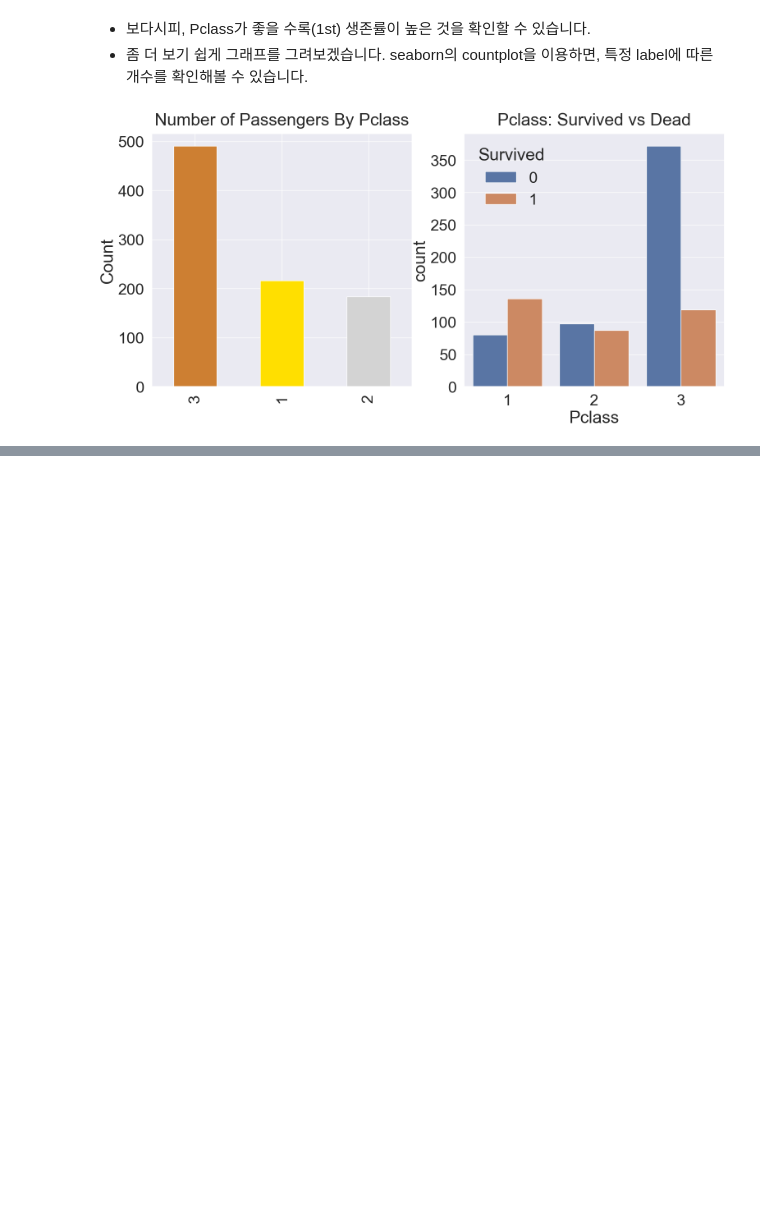
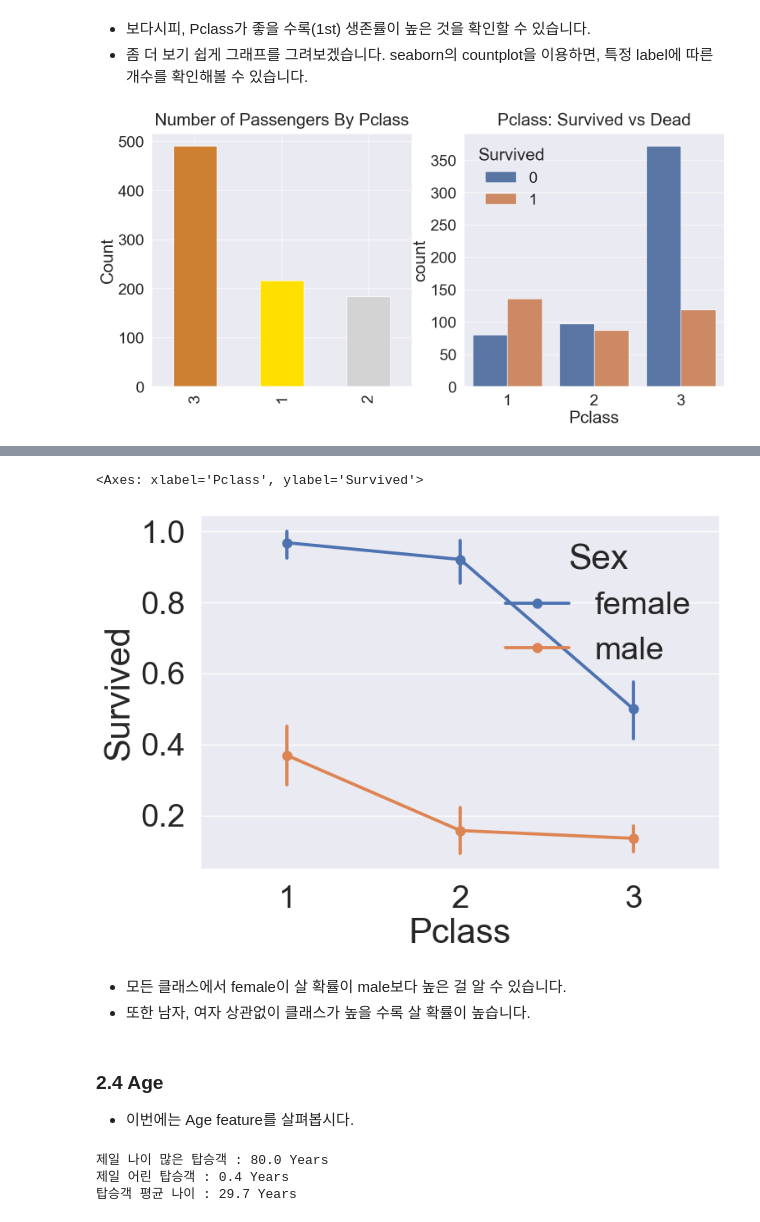
Before and after one commit to twinoa/Kaggle_Competition_Practice, a Jupyter notebook: Titanic/tutorial_1.ipynb, the cells around one changed output, grey strips where cells are left out. Cells and saved outputs as stored; diff of their text form; code cells hidden in the pictures; blank space fills up the shorter version.

```diff
--- a/Titanic/tutorial_1.ipynb
+++ b/Titanic/tutorial_1.ipynb
@@ -203,0 +244,19 @@ plt.show()
+# %%
+sns.pointplot(x='Pclass', y='Survived', hue='Sex', data=df_train)
+# %% [output]
+<Axes: xlabel='Pclass', ylabel='Survived'>
+[figure, added]
+# %% [markdown]
+- 모든 클래스에서 female이 살 확률이 male보다 높은 걸 알 수 있습니다.
+- 또한 남자, 여자 상관없이 클래스가 높을 수록 살 확률이 높습니다.
+# %% [markdown]
+### 2.4 Age
+- 이번에는 Age feature를 살펴봅시다.
+# %%
+print('제일 나이 많은 탑승객 : {:.1f} Years'.format(df_train['Age'].max()))
+print('제일 어린 탑승객 : {:.1f} Years'.format(df_train['Age'].min()))
+print('탑승객 평균 나이 : {:.1f} Years'.format(df_train['Age'].mean()))
+# %% [output]
+제일 나이 많은 탑승객 : 80.0 Years
+제일 어린 탑승객 : 0.4 Years
+탑승객 평균 나이 : 29.7 Years
```
Also changed, not shown: parts of 17 cells of this notebook.
